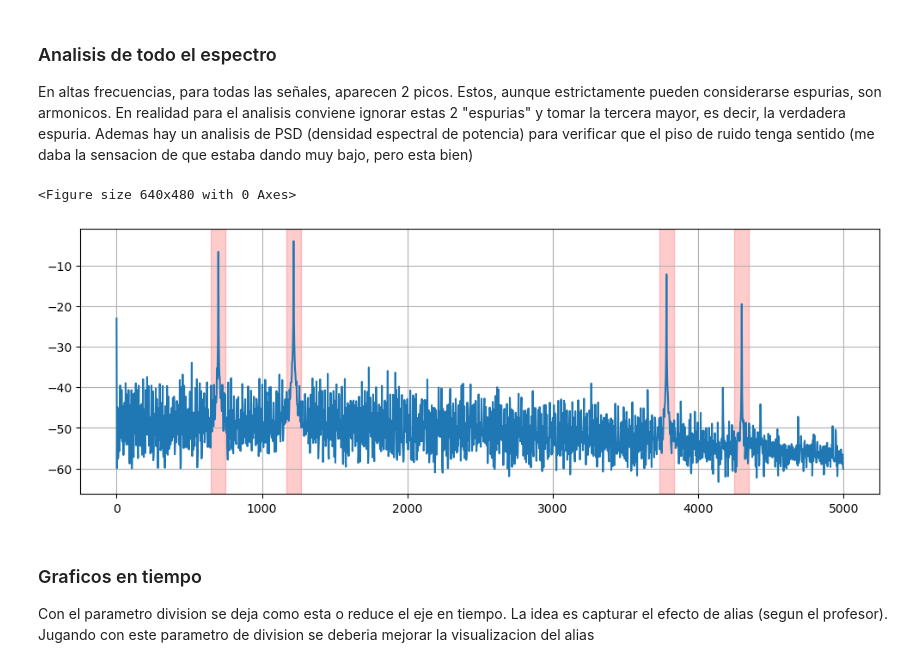
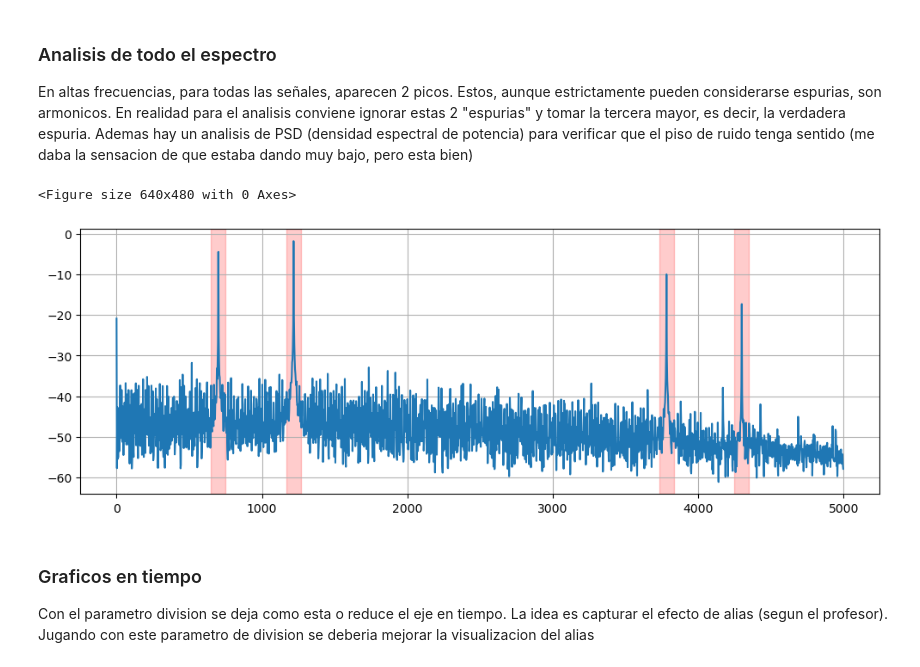
Before and after one commit to mnoe893/FFT_Telefono_ME1, a Jupyter notebook: analisis_de_mediciones_v2.ipynb, the cells around one changed output. Drawn from its saved outputs; the diff is of its cells as text; code cells hidden in the pictures.

```diff
--- a/analisis_de_mediciones_v2.ipynb
+++ b/analisis_de_mediciones_v2.ipynb
@@ -266,34 +266,34 @@ Ademas hay un analisis de PSD (densidad espectral de potencia) para verificar qu
 # %%
 archivos = [
     f"medidas/DS{0+i:04d}.CSV"
     for i in range(5)
 ]
 
 resultado = procesar_mediciones(archivos)
 
 fig.suptitle(
     "Espectros FFT promedio de las 12 teclas DTMF",
     fontsize=18
 )
 top_4 = resultado["picos"]["picos"][:4]
 
 plt.tight_layout(rect=[0, 0, 1, 0.97])
 plt.show()
 
 plt.figure(figsize=(12,4))
-plt.plot(resultado["frecuencia"], resultado["magnitud_dbv"])
+plt.plot(resultado["frecuencia"], resultado["magnitud_dbm"])
 
 for indice in top_4:
     plt.axvspan(
         resultado["frecuencia"][max(0, indice-20)],
         resultado["frecuencia"][min(len(resultado["frecuencia"])-1, indice+20)],
         color="red",
         alpha=0.2
     )
 plt.grid(True)
 # %% [output]
 <Figure size 640x480 with 0 Axes>
-[figure, old version]
+[figure, new version]
 # %% [markdown]
 ### Graficos en tiempo
 
```
Also changed, not shown: parts of 3 cells of this notebook.
